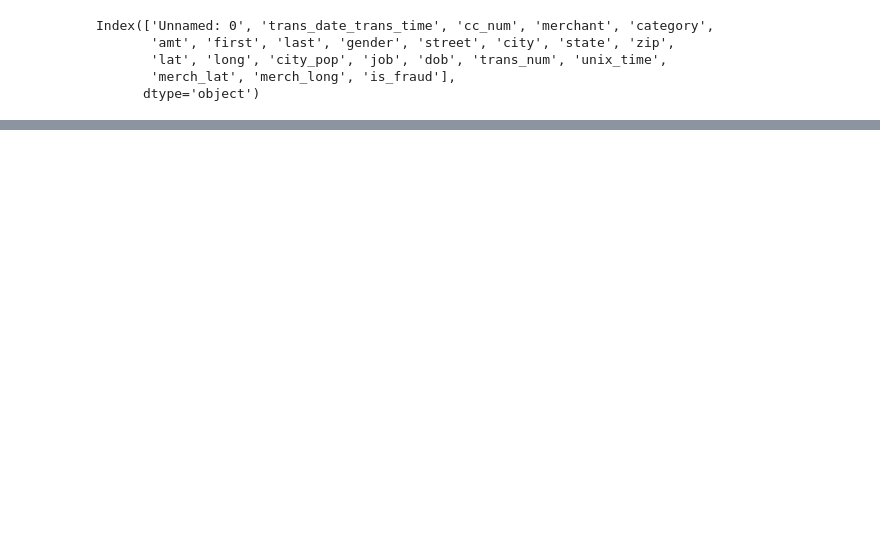
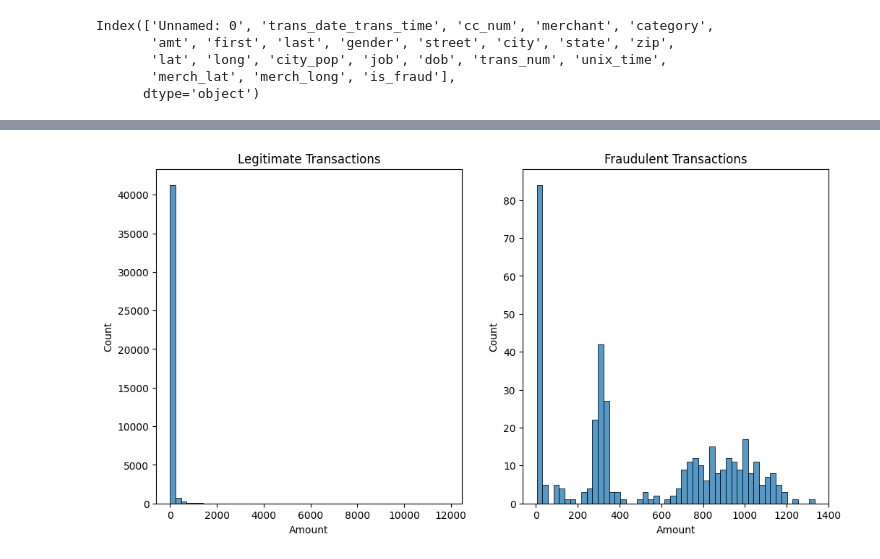
Before and after one commit to bhawanamehraa/CODSOFT, a Jupyter notebook: credit_card_fraud.ipynb, the cells around one changed output, grey strips where cells are left out. Saved outputs shown, nothing was run; the diff lists cells and outputs as text; code cells hidden in the pictures; blank space fills up the shorter version.

```diff
--- a/credit_card_fraud.ipynb
+++ b/credit_card_fraud.ipynb
@@ -132,0 +161,26 @@ Name: count, dtype: int64
+# %%
+#compare the values for both transactions
+
+import seaborn as sns
+
+# Create a figure with two subplots
+plt.figure(figsize=(12, 6))
+
+# Subplot 1: Distribution of transaction amounts for legitimate transactions
+plt.subplot(1, 2, 1)
+sns.histplot(legit['amt'], bins=50)
+plt.title('Legitimate Transactions')
+plt.xlabel('Amount')
+plt.ylabel('Count')
+
+# Subplot 2: Distribution of transaction amounts for fraudulent transactions
+plt.subplot(1, 2, 2)
+sns.histplot(fraud['amt'], bins=50)
+plt.title('Fraudulent Transactions')
+plt.xlabel('Amount')
+plt.ylabel('Count')
+
+# Show the plot
+plt.show()
+# %% [output]
+[figure, added]
```
Also changed, not shown: parts of 54 cells of this notebook.
